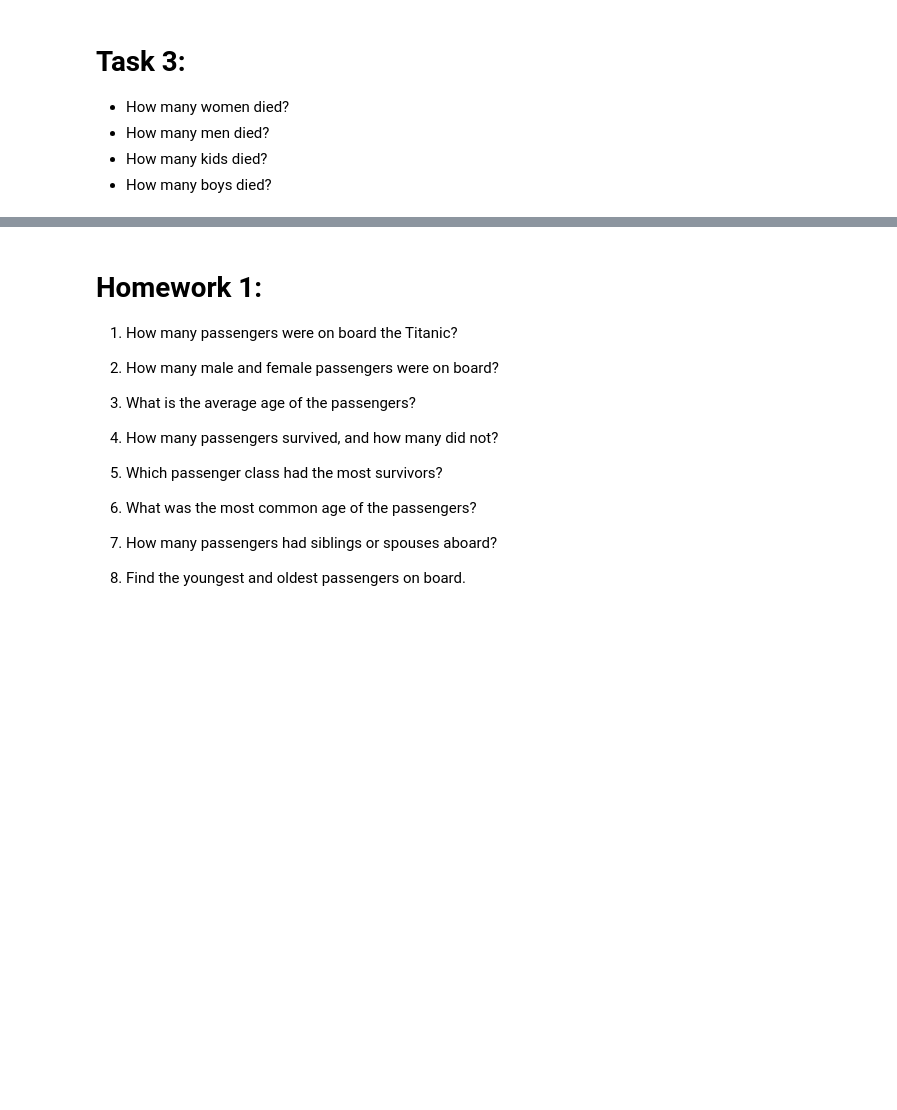
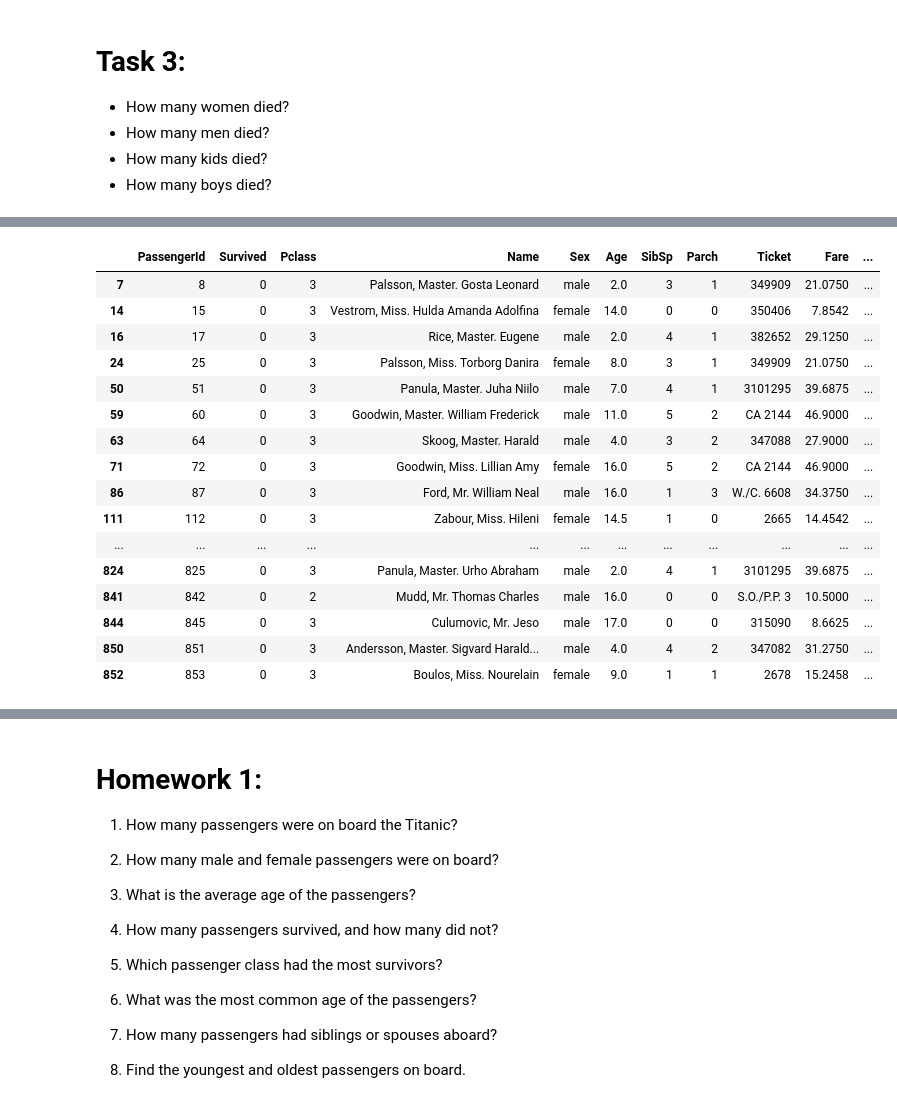
Before and after one commit to byambaa1982/python_cources_for_beginers, a Jupyter notebook: titanic_data_analysis/titanic.ipynb, the cells around one changed output, grey strips where cells are left out. Drawn from its saved outputs; the diff is of its cells as text; code cells hidden in the pictures; blank space fills up the shorter version.

```diff
--- a/titanic_data_analysis/titanic.ipynb
+++ b/titanic_data_analysis/titanic.ipynb
@@ -35,0 +132,22 @@ df.head()
+# %%
+kids_all = df[df['Age']< 18]
+kids_death = kids_all[kids_all['Survived']== 0]
+kids_death
+# %% [output]
+|  | PassengerId | Survived | Pclass | Name | Sex | Age | SibSp | Parch | Ticket | Fare | ... |
+| 7 | 8 | 0 | 3 | Palsson, Master. Gosta Leonard | male | 2.0 | 3 | 1 | 349909 | 21.0750 | ... |
+| 14 | 15 | 0 | 3 | Vestrom, Miss. Hulda Amanda Adolfina | female | 14.0 | 0 | 0 | 350406 | 7.8542 | ... |
+| 16 | 17 | 0 | 3 | Rice, Master. Eugene | male | 2.0 | 4 | 1 | 382652 | 29.1250 | ... |
+| 24 | 25 | 0 | 3 | Palsson, Miss. Torborg Danira | female | 8.0 | 3 | 1 | 349909 | 21.0750 | ... |
+| 50 | 51 | 0 | 3 | Panula, Master. Juha Niilo | male | 7.0 | 4 | 1 | 3101295 | 39.6875 | ... |
+| 59 | 60 | 0 | 3 | Goodwin, Master. William Frederick | male | 11.0 | 5 | 2 | CA 2144 | 46.9000 | ... |
+| 63 | 64 | 0 | 3 | Skoog, Master. Harald | male | 4.0 | 3 | 2 | 347088 | 27.9000 | ... |
+| 71 | 72 | 0 | 3 | Goodwin, Miss. Lillian Amy | female | 16.0 | 5 | 2 | CA 2144 | 46.9000 | ... |
+| 86 | 87 | 0 | 3 | Ford, Mr. William Neal | male | 16.0 | 1 | 3 | W./C. 6608 | 34.3750 | ... |
+| 111 | 112 | 0 | 3 | Zabour, Miss. Hileni | female | 14.5 | 1 | 0 | 2665 | 14.4542 | ... |
+| ... | ... | ... | ... | ... | ... | ... | ... | ... | ... | ... | ... |
+| 824 | 825 | 0 | 3 | Panula, Master. Urho Abraham | male | 2.0 | 4 | 1 | 3101295 | 39.6875 | ... |
+| 841 | 842 | 0 | 2 | Mudd, Mr. Thomas Charles | male | 16.0 | 0 | 0 | S.O./P.P. 3 | 10.5000 | ... |
+| 844 | 845 | 0 | 3 | Culumovic, Mr. Jeso | male | 17.0 | 0 | 0 | 315090 | 8.6625 | ... |
+| 850 | 851 | 0 | 3 | Andersson, Master. Sigvard Harald... | male | 4.0 | 4 | 2 | 347082 | 31.2750 | ... |
+| 852 | 853 | 0 | 3 | Boulos, Miss. Nourelain | female | 9.0 | 1 | 1 | 2678 | 15.2458 | ... |
```
Also changed, not shown: parts of 23 cells of this notebook.
